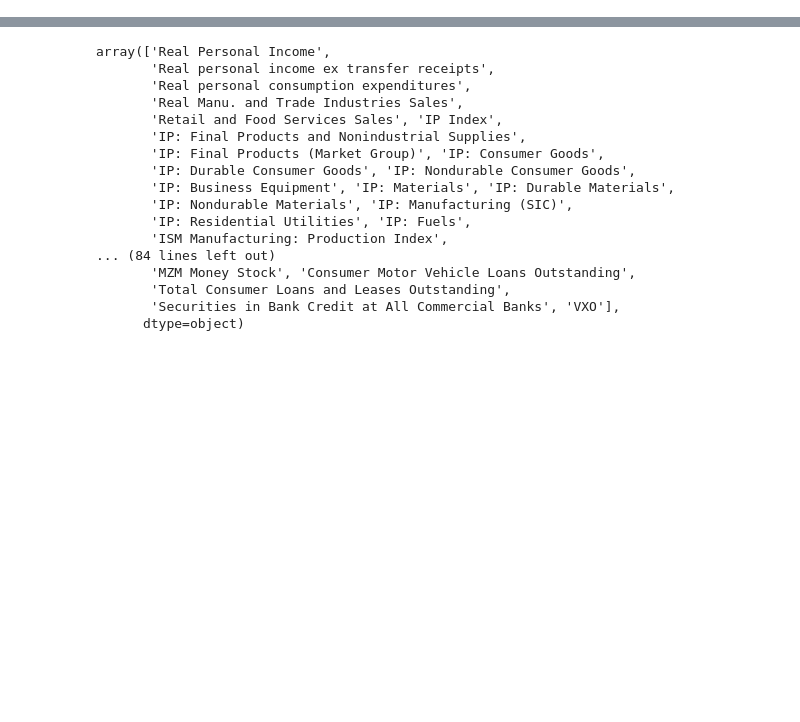
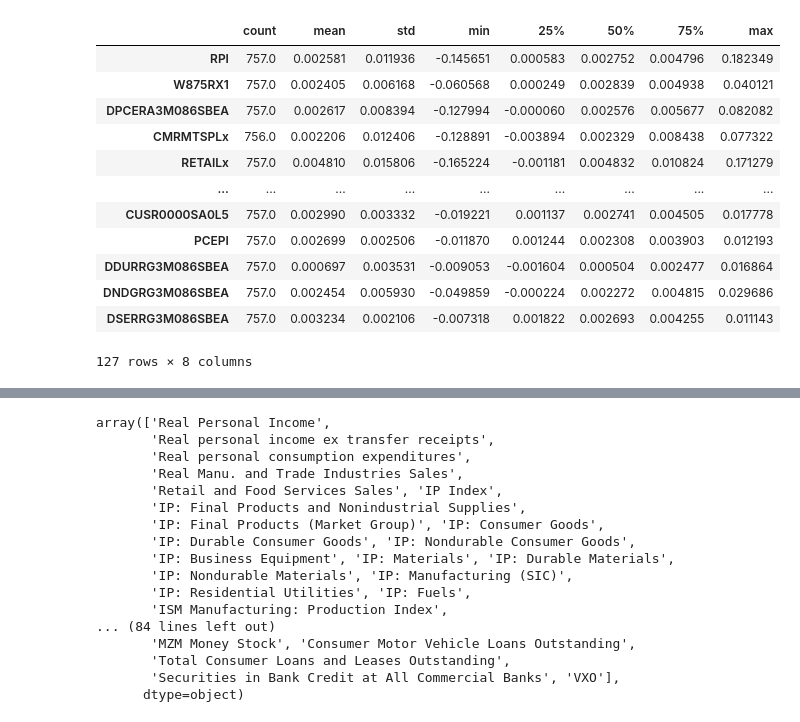
Before and after one commit to dcuoliveira/cml-fin, a Jupyter notebook: src/check_macro_data.ipynb, the cells around one changed output, grey strips where cells are left out. Drawn from its saved outputs; the diff is of its cells as text; code cells hidden in the pictures; blank space fills up the shorter version.

```diff
--- a/src/check_macro_data.ipynb
+++ b/src/check_macro_data.ipynb
@@ -22,0 +17,16 @@ features.tail()
+# %%
+features.describe().T
+# %% [output]
+|  | count | mean | std | min | 25% | 50% | 75% | max |
+| RPI | 757.0 | 0.002581 | 0.011936 | -0.145651 | 0.000583 | 0.002752 | 0.004796 | 0.182349 |
+| W875RX1 | 757.0 | 0.002405 | 0.006168 | -0.060568 | 0.000249 | 0.002839 | 0.004938 | 0.040121 |
+| DPCERA3M086SBEA | 757.0 | 0.002617 | 0.008394 | -0.127994 | -0.000060 | 0.002576 | 0.005677 | 0.082082 |
+| CMRMTSPLx | 756.0 | 0.002206 | 0.012406 | -0.128891 | -0.003894 | 0.002329 | 0.008438 | 0.077322 |
+| RETAILx | 757.0 | 0.004810 | 0.015806 | -0.165224 | -0.001181 | 0.004832 | 0.010824 | 0.171279 |
+| ... | ... | ... | ... | ... | ... | ... | ... | ... |
+| CUSR0000SA0L5 | 757.0 | 0.002990 | 0.003332 | -0.019221 | 0.001137 | 0.002741 | 0.004505 | 0.017778 |
+| PCEPI | 757.0 | 0.002699 | 0.002506 | -0.011870 | 0.001244 | 0.002308 | 0.003903 | 0.012193 |
+| DDURRG3M086SBEA | 757.0 | 0.000697 | 0.003531 | -0.009053 | -0.001604 | 0.000504 | 0.002477 | 0.016864 |
+| DNDGRG3M086SBEA | 757.0 | 0.002454 | 0.005930 | -0.049859 | -0.000224 | 0.002272 | 0.004815 | 0.029686 |
+| DSERRG3M086SBEA | 757.0 | 0.003234 | 0.002106 | -0.007318 | 0.001822 | 0.002693 | 0.004255 | 0.011143 |
+127 rows × 8 columns
```
Also changed, not shown: parts of 3 cells of this notebook.
